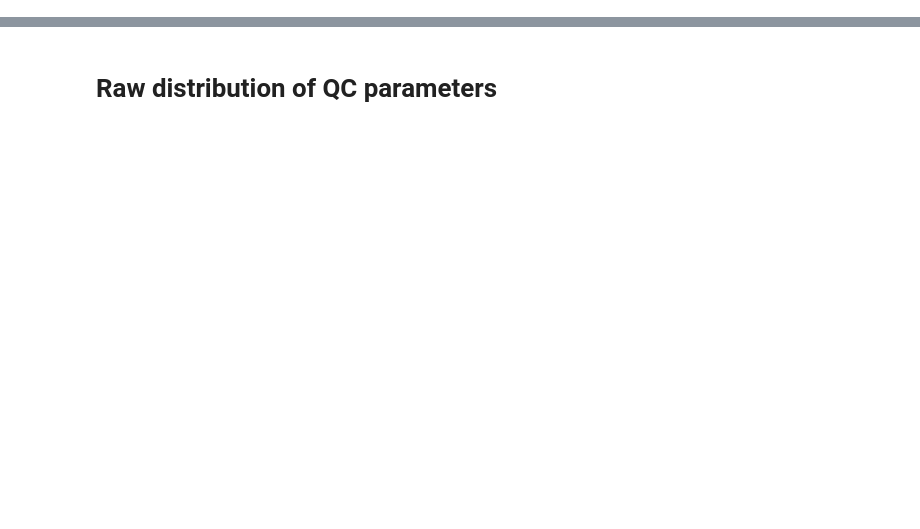
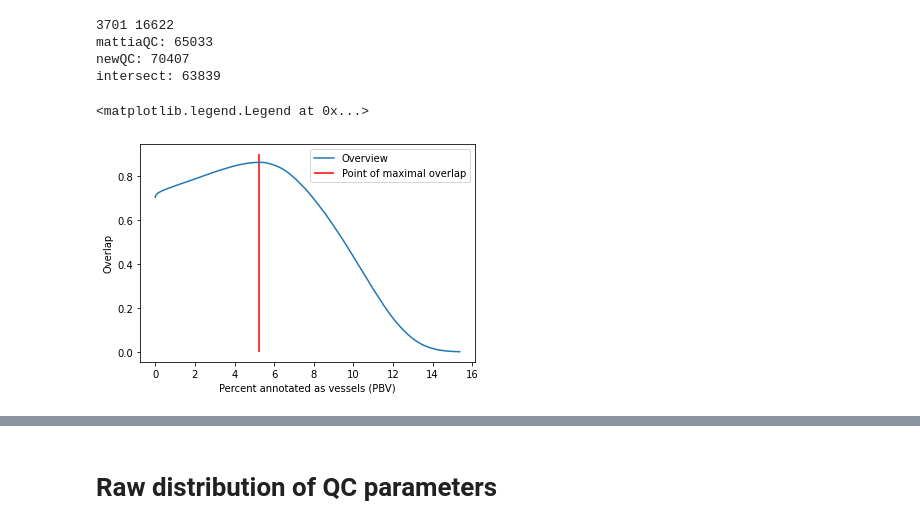
Before and after one commit to BergmannLab/Retina-tortuosity, a Jupyter notebook: preprocessing/newQC.ipynb, the cells around one changed output, grey strips where cells are left out. Cells and saved outputs as stored; diff of their text form; code cells hidden in the pictures; blank space fills up the shorter version.

```diff
--- a/preprocessing/newQC.ipynb
+++ b/preprocessing/newQC.ipynb
@@ -0,0 +301,28 @@
+# %%
+# Mattia's QC vs new knobs QC
+
+mattiaQC = pd.read_csv("/HDD/data/UKBB/fundus/qcStats/mattiaQC_participants.txt", header=None, names=['participants'], dtype=str)
+mattiaQC_parts = set(mattiaQC['participants'])
+
+mattiaQC = pd.read_csv("/HDD/data/UKBB/fundus/qcStats/mattiaQC_images.txt", header=None, names=['files'], dtype=str)
+mattiaQC_files = set(mattiaQC['files'])
+mattiaQC_files = set([i for i in list(mattiaQC_files) if i in stats.index]) # getting rid of withdrawn participants
+
+
+only_mattiaQC = mattiaQC_files-keep_files
+only_newQC = keep_files-mattiaQC_files
+print(len(only_mattiaQC), len(only_newQC))
+
+
+# cp_content(RAWDIR, "/HDD/data/UKBB/fundus/qcStats/pass_mattiaQC/", list(mattiaQC_files)[0:2000])
+# cp_content(RAWDIR, "/HDD/data/UKBB/fundus/qcStats/onlyMattiaQC/", list(only_mattiaQC)[0:2000])
+# cp_content(RAWDIR, "/HDD/data/UKBB/fundus/qcStats/onlyNewQC/", list(only_newQC)[0:2000])
+
+print('mattiaQC:', len(mattiaQC_parts))
+print('newQC:', len(keep_parts))
+print('intersect:', len(mattiaQC_parts&keep_parts))
+# %% [output]
+3701 16622
+mattiaQC: 65033
+newQC: 70407
+intersect: 63839
@@ -0,0 +346,16 @@
+# %%
+# Finding the maximal overlap between LWNET QC and ARIA QC
+
+imax = np.argmax(overlap)
+deciles = np.quantile(stats['PBV'].loc[stats['PBV'] > 0], np.linspace(1,9, 9)/10)
+
+plt.plot(thresholds,overlap)
+plt.vlines(thresholds[imax], 0, 0.9, color='r')
+# for i in deciles:
+#     plt.vlines(i, 0, 0.9, color='g')
+plt.xlabel("Percent annotated as vessels (PBV)")
+plt.ylabel("Overlap")
+plt.legend(["Overview", "Point of maximal overlap"])
+# %% [output]
+<matplotlib.legend.Legend at 0x...>
+[figure, added]
```
Also changed, not shown: parts of 93 cells of this notebook.
